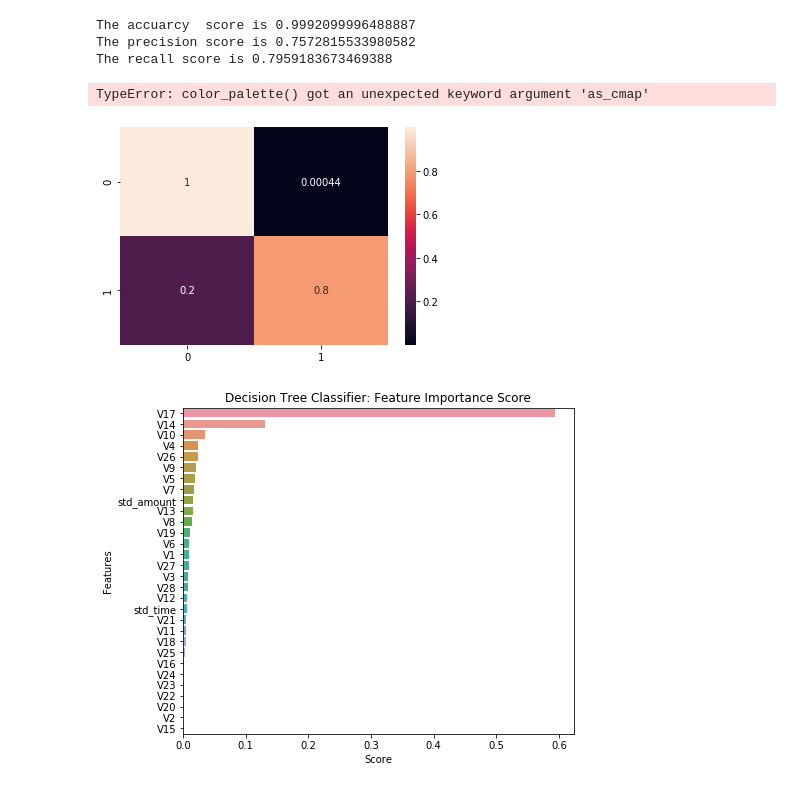
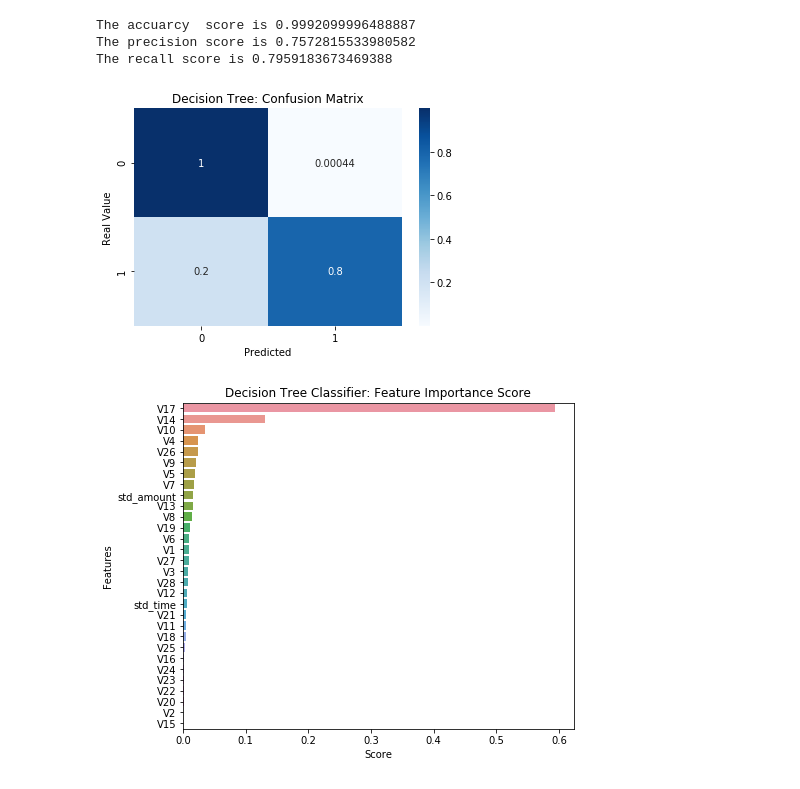
Before and after one commit to ipatel467/Credit-Card-Fraud-Detection, a Jupyter notebook: ML.ipynb, the cells around one changed output. Cells and saved outputs as stored; diff of their text form; code cells hidden in the pictures.

```diff
--- a/ML.ipynb
+++ b/ML.ipynb
@@ -224,17 +224,15 @@ The recall score is 0.7959183673469388
 # %%
 # confusion matrix
 fig, ax = plt.subplots()
-sns.heatmap(confusion_matrix(y_test, dt_y_test_preds, normalize='true'), annot=True, ax=ax)
-sns.color_palette("ch:start=.2,rot=-.3", as_cmap=True)
+sns.heatmap(confusion_matrix(y_test, dt_y_test_preds, normalize='true'), annot=True,cmap= 'Blues', ax=ax)
 
 ax.set_title("Decision Tree: Confusion Matrix")
 ax.set_ylabel("Real Value")
 ax.set_xlabel("Predicted")
 
 plt.show()
 # %% [output]
-TypeError: color_palette() got an unexpected keyword argument 'as_cmap'
-[figure, old version]
+[figure, new version]
 # %%
 dt_feat_imp = pd.DataFrame(dt_clf.feature_importances_, index=X_train.columns).sort_values(by=0,ascending=False)
 # turning it into a Dataframe makes it easier to work with
```
Also changed, not shown: parts of 5 cells of this notebook.
